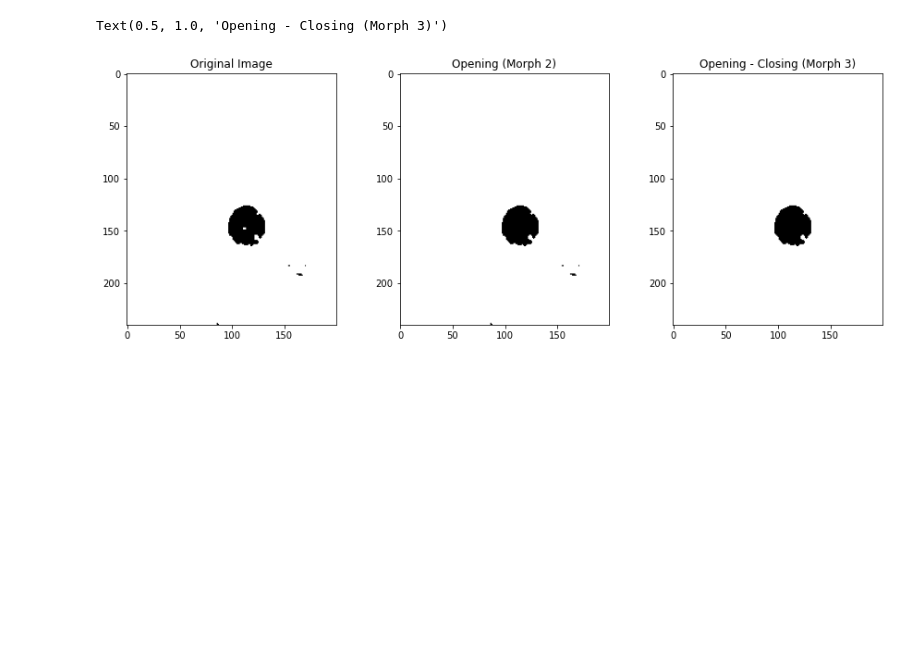
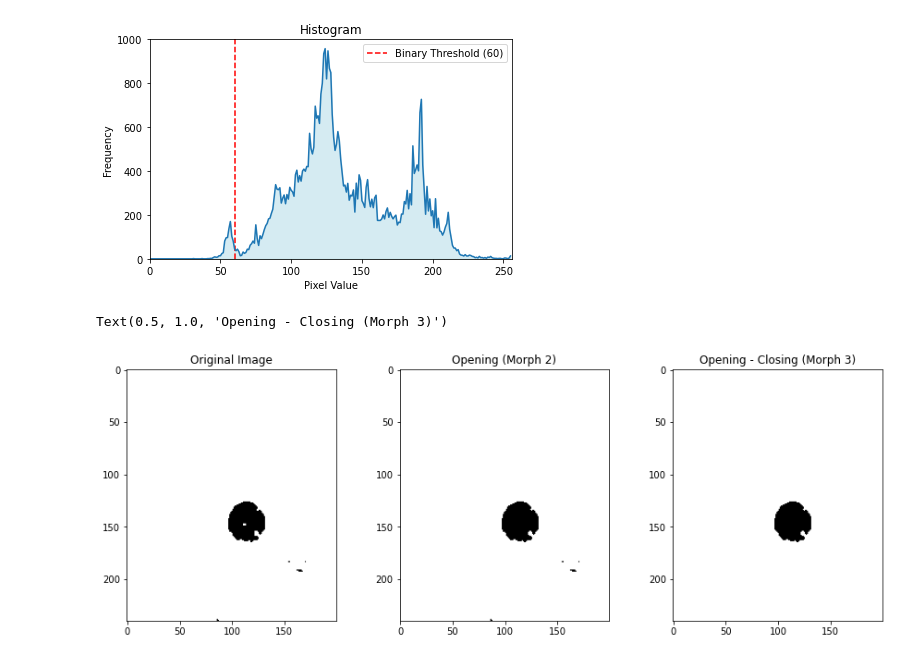
Before and after one commit to Amin-Fakia/Eye-Tracker, a Jupyter notebook: Code_tests/pupiltest.ipynb, the cells around one changed output. Cells and saved outputs as stored; diff of their text form; code cells hidden in the pictures; blank space fills up the shorter version.

```diff
--- a/Code_tests/pupiltest.ipynb
+++ b/Code_tests/pupiltest.ipynb
@@ -19,3 +21,18 @@ plt.imshow(img)
+# %%
+plt.figure()
+plt.title('Histogram')
+plt.xlabel('Pixel Value')
+plt.ylabel('Frequency')
+plt.axvline(60,color="red",linestyle="dashed")
+plt.plot(hist)
+plt.xlim([0, 256])
+plt.ylim([0,1000])
+plt.legend(["Binary Threshold (60)"])
+plt.fill_between(range(len(hist)), hist.flatten(), color='lightblue', alpha=0.5)
+plt.tight_layout()
+plt.show()
+# %% [output]
+[figure, added]
 # %%
 kernel = cv2.getStructuringElement(cv2.MORPH_ELLIPSE,(3,3))
 image_gray = cv2.cvtColor(img, cv2.COLOR_BGR2GRAY)
```
Also changed, not shown: parts of 2 cells of this notebook, 10 other files.
